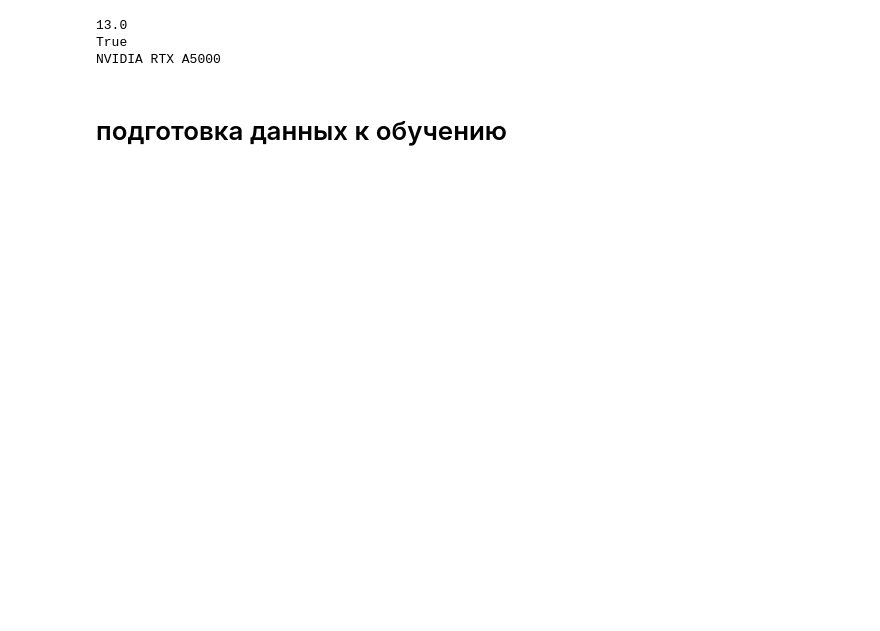
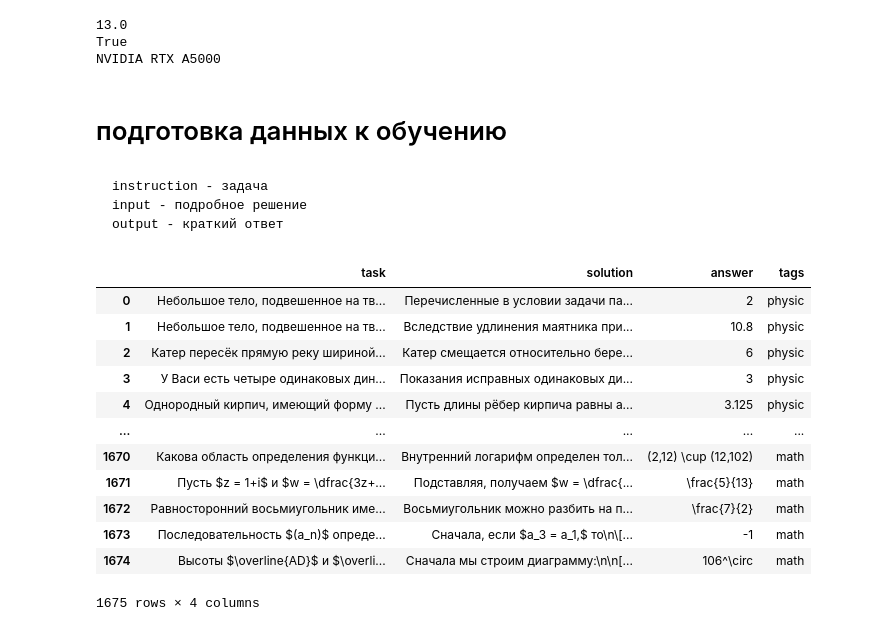
Before and after one commit to sollltit/vkr_gen_model, a Jupyter notebook: model_train_rus.ipynb, the cells around one changed output. Saved outputs shown, nothing was run; the diff lists cells and outputs as text; code cells hidden in the pictures; blank space fills up the shorter version.

````diff
--- a/model_train_rus.ipynb
+++ b/model_train_rus.ipynb
@@ -32,3 +34,26 @@ True
 NVIDIA RTX A5000
 # %% [markdown]
 # подготовка данных к обучению
+# %% [markdown]
+```json
+instruction - задача
+input - подробное решение
+output - краткий ответ
+```
+# %%
+df = pd.read_json('data/ds_part_2.json')
+df
+# %% [output]
+|  | task | solution | answer | tags |
+| 0 | Небольшое тело, подвешенное на тв... | Перечисленные в условии задачи па... | 2 | physic |
+| 1 | Небольшое тело, подвешенное на тв... | Вследствие удлинения маятника при... | 10.8 | physic |
+| 2 | Катер пересёк прямую реку шириной... | Катер смещается относительно бере... | 6 | physic |
+| 3 | У Васи есть четыре одинаковых дин... | Показания исправных одинаковых ди... | 3 | physic |
+| 4 | Однородный кирпич, имеющий форму ... | Пусть длины рёбер кирпича равны a... | 3.125 | physic |
+| ... | ... | ... | ... | ... |
+| 1670 | Какова область определения функци... | Внутренний логарифм определен тол... | (2,12) \cup (12,102) | math |
+| 1671 | Пусть $z = 1+i$ и $w = \dfrac{3z+... | Подставляя, получаем $w = \dfrac{... | \frac{5}{13} | math |
+| 1672 | Равносторонний восьмиугольник име... | Восьмиугольник можно разбить на п... | \frac{7}{2} | math |
+| 1673 | Последовательность $(a_n)$ опреде... | Сначала, если $a_3 = a_1,$ то\n\[... | -1 | math |
+| 1674 | Высоты $\overline{AD}$ и $\overli... | Сначала мы строим диаграмму:\n\n[... | 106^\circ | math |
+1675 rows × 4 columns
````
Also changed, not shown: parts of 37 cells of this notebook, 6 other files.
